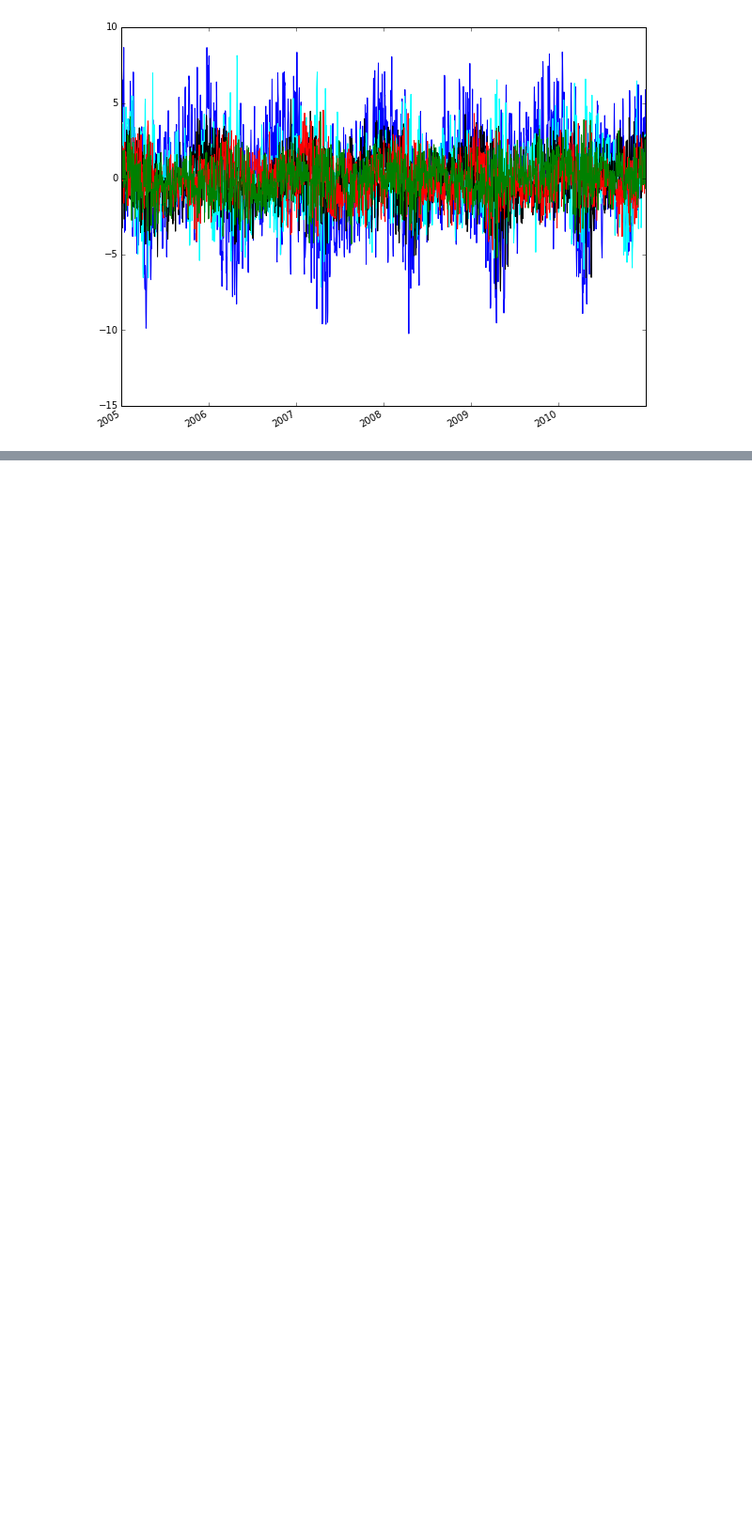
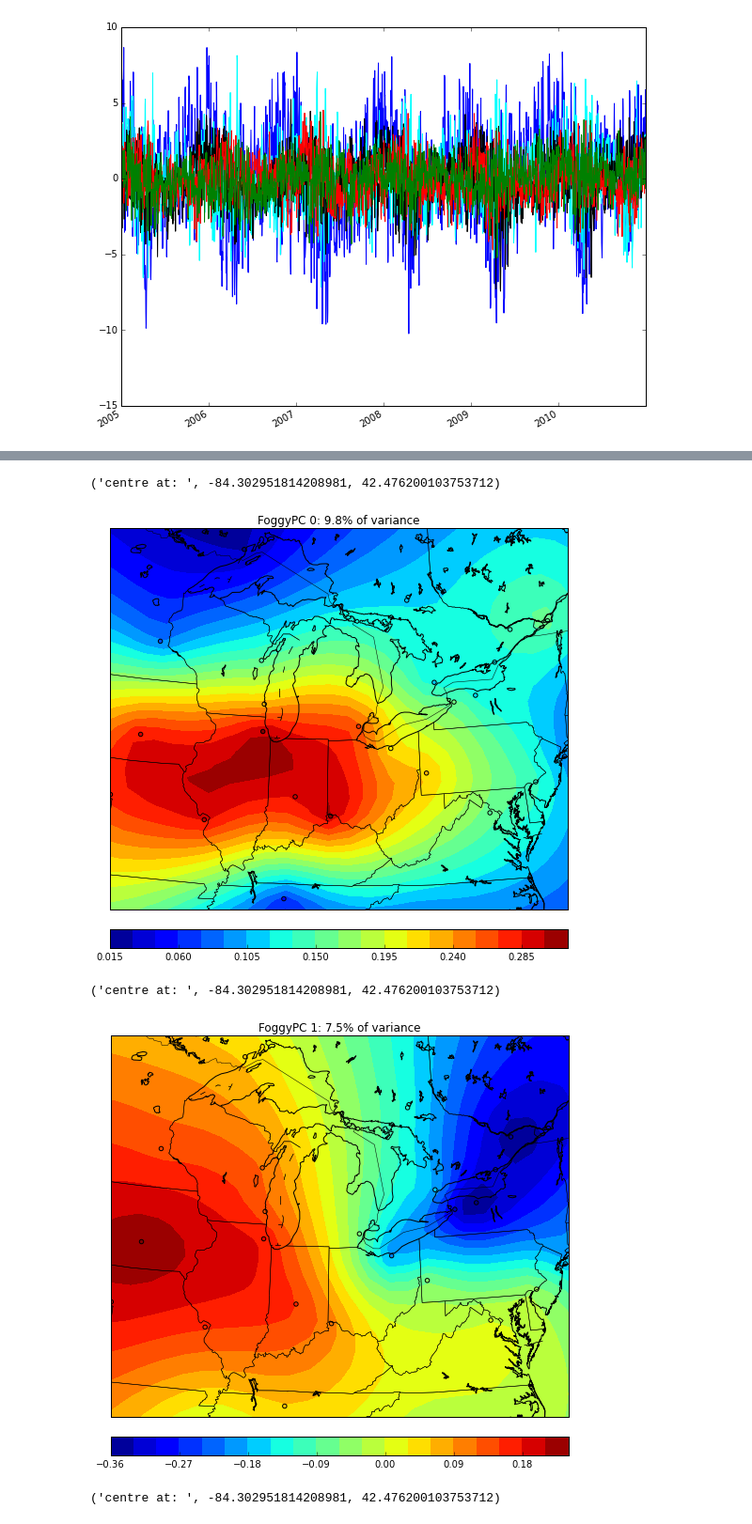
Before and after one commit to majorgowan/wpwp, a Jupyter notebook: Scraping/Notebooks/wU_PCA_Analysis.ipynb, the cells around one changed output, grey strips where cells are left out. Shown at 94% size. Saved outputs shown, nothing was run; the diff lists cells and outputs as text; code cells hidden in the pictures; blank space fills up the shorter version.

```diff
--- a/Scraping/Notebooks/wU_PCA_Analysis.ipynb
+++ b/Scraping/Notebooks/wU_PCA_Analysis.ipynb
@@ -123,0 +151,20 @@ Map.contourPlotOnMap(lon, lat, TempPC[:,4] , width_fac=16, height_fac=14, \
+# %%
+FoggyPC = transform_params['pcas'][2].components_
+
+# get variance explained by each PC
+vrncs = transform_params['pcas'][2].explained_variance_ratio_
+
+# first PC is very homogeneous so pattern not interesting
+Map.contourPlotOnMap(lon, lat, FoggyPC[0] , width_fac=18, height_fac=15, \
+                     title = 'FoggyPC 0: %.1f%% of variance' % (100*vrncs[0]))
+# second through fifth temperature PC:
+Map.contourPlotOnMap(lon, lat, FoggyPC[1] , width_fac=18, height_fac=15, \
+                     title = 'FoggyPC 1: %.1f%% of variance' % (100*vrncs[1]))
+Map.contourPlotOnMap(lon, lat, FoggyPC[2] , width_fac=18, height_fac=15, \
+                     title = 'FoggyPC 2: %.1f%% of variance' % (100*vrncs[2]))
+# %% [output]
+('centre at: ', -84.302951814208981, 42.476200103753712)
+[figure, added]
+('centre at: ', -84.302951814208981, 42.476200103753712)
+[figure, added]
+('centre at: ', -84.302951814208981, 42.476200103753712)
```
Also changed, not shown: parts of 6 cells of this notebook, 7 other files.
